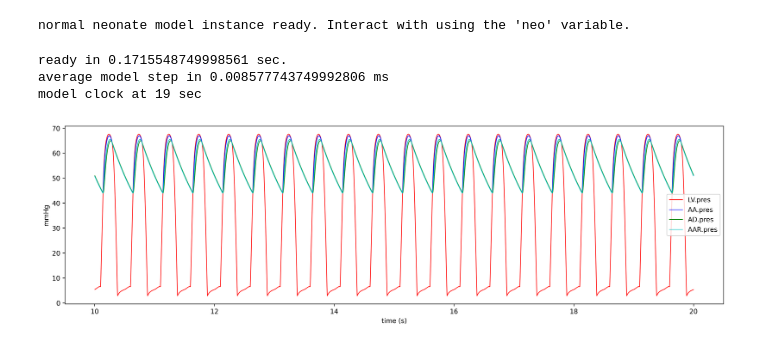
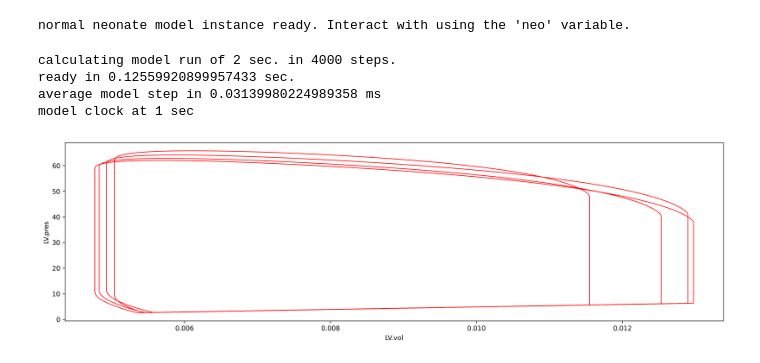
Before and after one commit to Dobutamine/explain_source, a Jupyter notebook: explain/Explain.ipynb, the cells around one changed output. Cells and saved outputs as stored; diff of their text form; code cells hidden in the pictures.

```diff
--- a/explain/Explain.ipynb
+++ b/explain/Explain.ipynb
@@ -2,10 +2,11 @@
 %run main.py
 # %% [output]
 normal neonate model instance ready. Interact with using the 'neo' variable.
-# %%
-neo.plot(["LV.pres","AA.pres", "AD.pres", "AAR.pres"])
-# %% [output]
-ready in 0.1715548749998561 sec.
-average model step in 0.008577743749992806 ms
-model clock at 19 sec
-[figure, removed]
+# %%
+neo.plot_xy("LV.vol", "LV.pres")
+# %% [output]
+calculating model run of 2 sec. in 4000 steps.
+ready in 0.12559920899957433 sec.
+average model step in 0.03139980224989358 ms
+model clock at 1 sec
+[figure, added]
```
Also changed, not shown: parts of 4 cells of this notebook, 2 other files.
